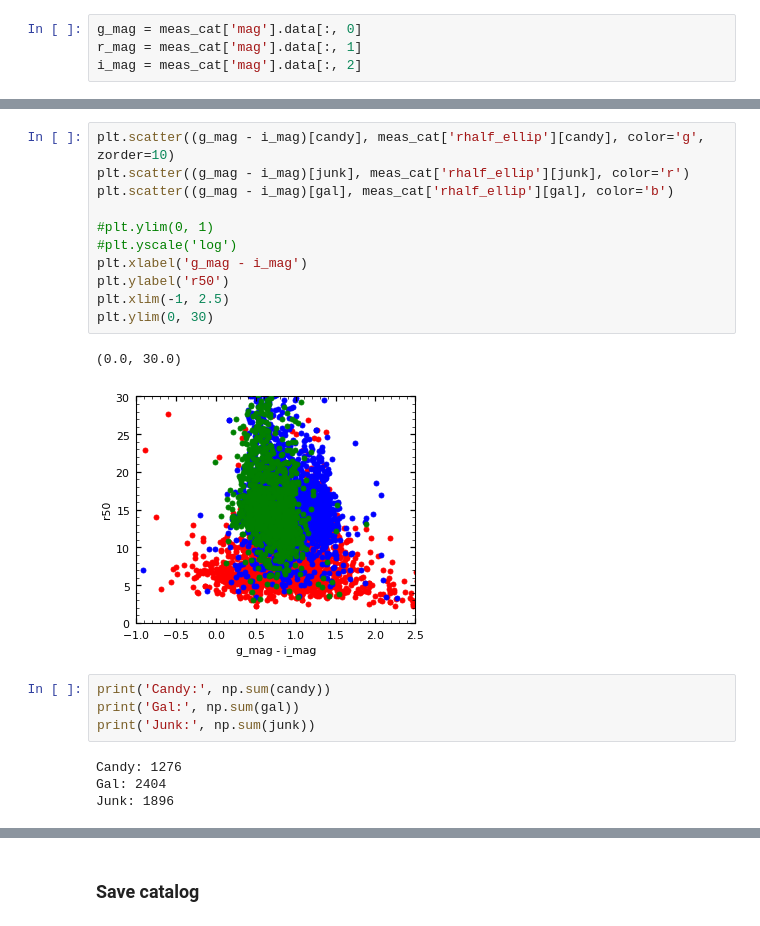
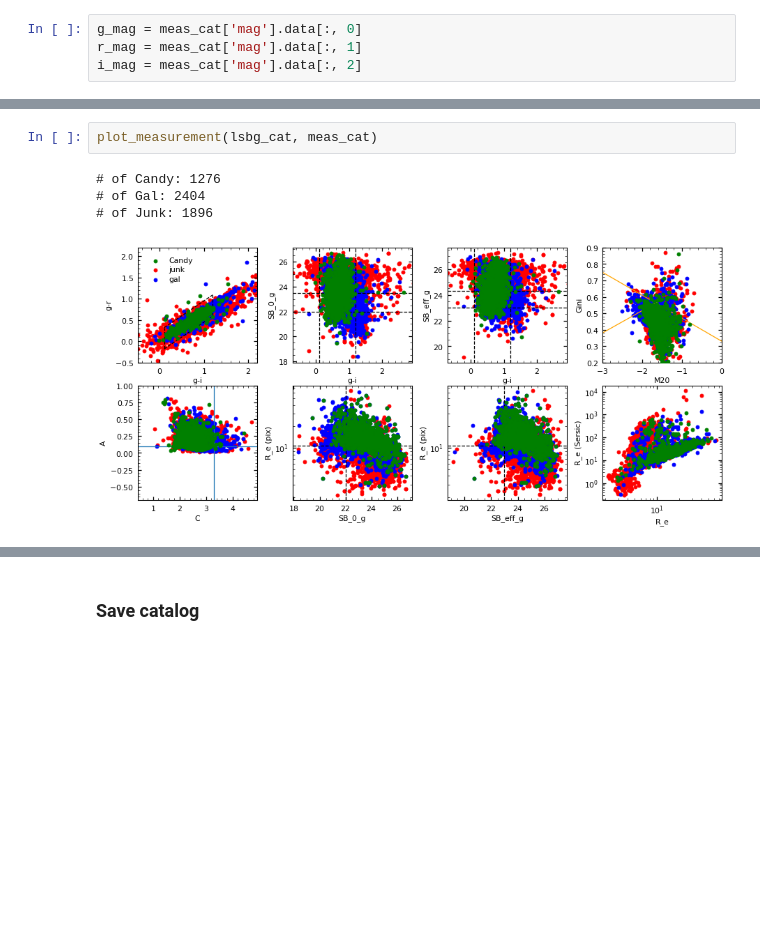
Before and after one commit to AstroJacobLi/kuaizi, a Jupyter notebook: diezi/scarlet_modeling/nsa_z002_004/NSA-structure-vanilla-cuts.ipynb, the cells around one changed output, grey strips where cells are left out. Drawn from its saved outputs; the diff is of its cells as text; blank space fills up the shorter version.

```diff
--- a/diezi/scarlet_modeling/nsa_z002_004/NSA-structure-vanilla-cuts.ipynb
+++ b/diezi/scarlet_modeling/nsa_z002_004/NSA-structure-vanilla-cuts.ipynb
@@ -287,25 +88,10 @@ plt.xlim(-0.6, 2.5)
-# %%
-plt.scatter((g_mag - i_mag)[candy], meas_cat['rhalf_ellip'][candy], color='g', zorder=10)
-plt.scatter((g_mag - i_mag)[junk], meas_cat['rhalf_ellip'][junk], color='r')
-plt.scatter((g_mag - i_mag)[gal], meas_cat['rhalf_ellip'][gal], color='b')
-
-#plt.ylim(0, 1)
-#plt.yscale('log')
-plt.xlabel('g_mag - i_mag')
-plt.ylabel('r50')
-plt.xlim(-1, 2.5)
-plt.ylim(0, 30)
-# %% [output]
-(0.0, 30.0)
-[figure, removed]
-# %%
-print('Candy:', np.sum(candy))
-print('Gal:', np.sum(gal))
-print('Junk:', np.sum(junk))
-# %% [output]
-Candy: 1276
-Gal: 2404
-Junk: 1896
+# %%
+plot_measurement(lsbg_cat, meas_cat)
+# %% [output]
+# of Candy: 1276
+# of Gal: 2404
+# of Junk: 1896
+[figure, added]
 # %%
 color_bound = [0.1, 1.2]
 half_width = 0.25
```
Also changed, not shown: parts of 88 cells of this notebook, 12 other files.
